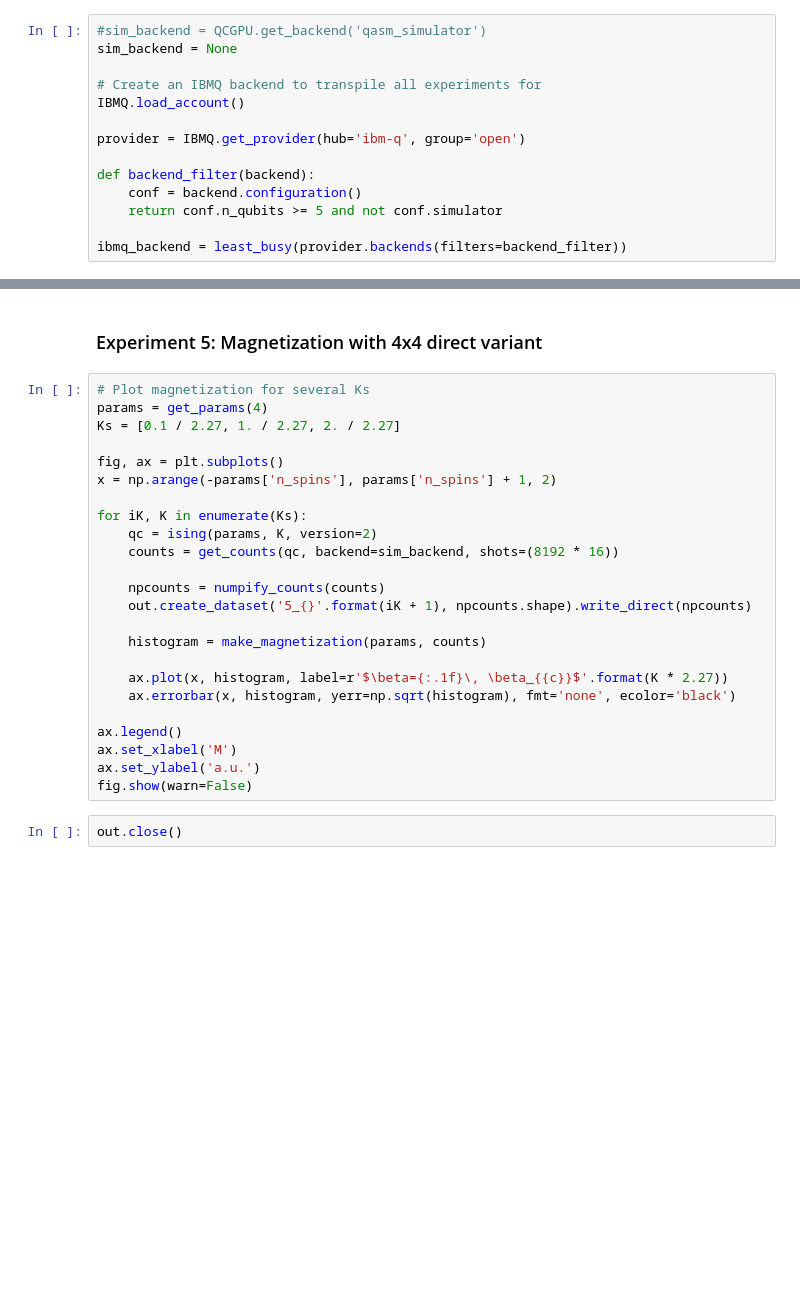
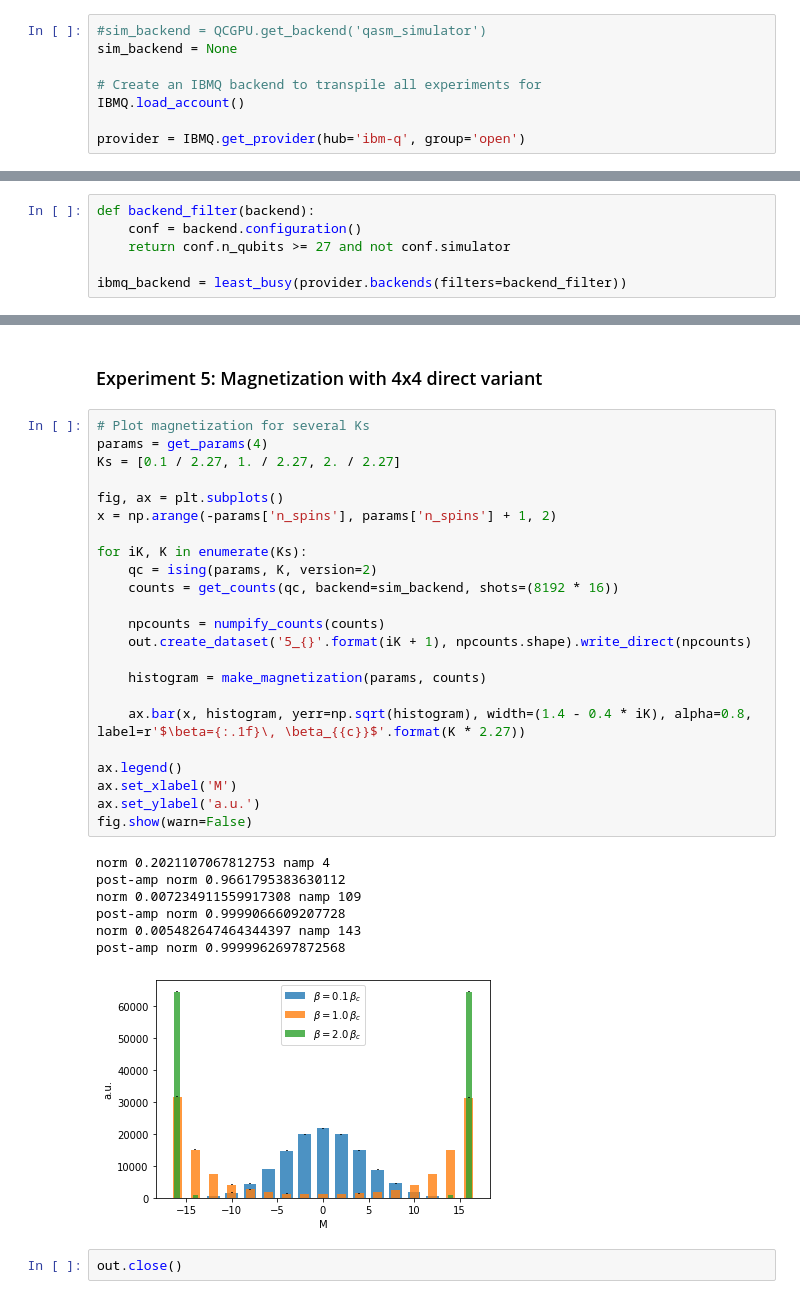
Before and after one commit to UTokyo-ICEPP/quantum-circuit-demo, a Jupyter notebook: multiplicative-transduction-ising.ipynb, the cells around one changed output, grey strips where cells are left out. Saved outputs shown, nothing was run; the diff lists cells and outputs as text; blank space fills up the shorter version.

```diff
--- a/multiplicative-transduction-ising.ipynb
+++ b/multiplicative-transduction-ising.ipynb
@@ -549,9 +550,3 @@ sim_backend = None
 IBMQ.load_account()
 
 provider = IBMQ.get_provider(hub='ibm-q', group='open')
-
-def backend_filter(backend):
-    conf = backend.configuration()
-    return conf.n_qubits >= 5 and not conf.simulator
-
-ibmq_backend = least_busy(provider.backends(filters=backend_filter))
@@ -558,3 +556,9 @@ ibmq_backend = least_busy(provider.backends(filters=backend_filter))
+# %%
+def backend_filter(backend):
+    conf = backend.configuration()
+    return conf.n_qubits >= 27 and not conf.simulator
+
+ibmq_backend = least_busy(provider.backends(filters=backend_filter))
 # %%
 %qiskit_job_watcher
 ibmq_backend
@@ -735,26 +804,33 @@ print('ops', qc_transpiled.count_ops())
 # %%
 # Plot magnetization for several Ks
 params = get_params(4)
 Ks = [0.1 / 2.27, 1. / 2.27, 2. / 2.27]
 
 fig, ax = plt.subplots()
 x = np.arange(-params['n_spins'], params['n_spins'] + 1, 2)
 
 for iK, K in enumerate(Ks):
     qc = ising(params, K, version=2)
     counts = get_counts(qc, backend=sim_backend, shots=(8192 * 16))
 
     npcounts = numpify_counts(counts)
     out.create_dataset('5_{}'.format(iK + 1), npcounts.shape).write_direct(npcounts)
 
     histogram = make_magnetization(params, counts)
 
-    ax.plot(x, histogram, label=r'$\beta={:.1f}\, \beta_{{c}}$'.format(K * 2.27))
-    ax.errorbar(x, histogram, yerr=np.sqrt(histogram), fmt='none', ecolor='black')
+    ax.bar(x, histogram, yerr=np.sqrt(histogram), width=(1.4 - 0.4 * iK), alpha=0.8, label=r'$\beta={:.1f}\, \beta_{{c}}$'.format(K * 2.27))
 
 ax.legend()
 ax.set_xlabel('M')
 ax.set_ylabel('a.u.')
 fig.show(warn=False)
+# %% [output]
+norm 0.2021107067812753 namp 4
+post-amp norm 0.9661795383630112
+norm 0.007234911559917308 namp 109
+post-amp norm 0.9999066609207728
+norm 0.005482647464344397 namp 143
+post-amp norm 0.9999962697872568
+[figure, added]
 # %%
 out.close()
```
Also changed, not shown: parts of 12 cells of this notebook.
